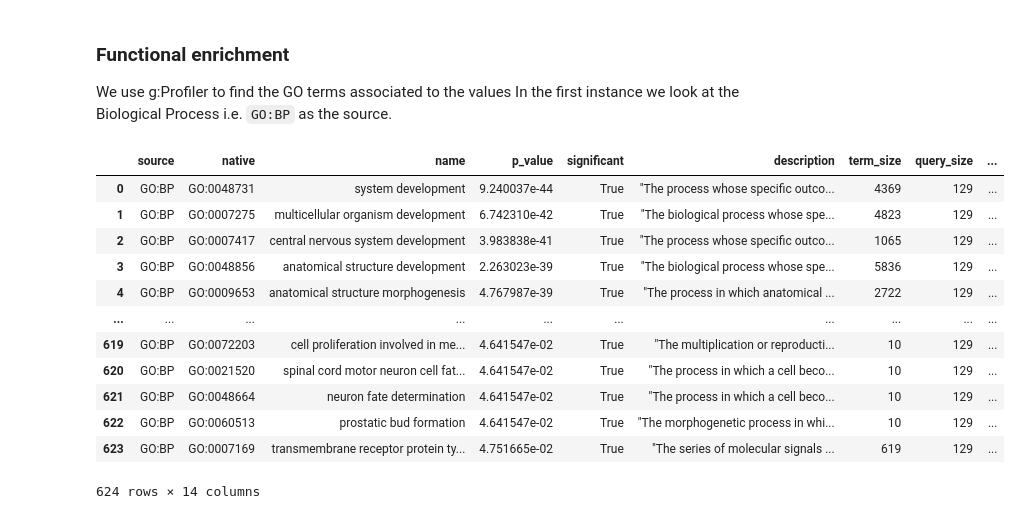
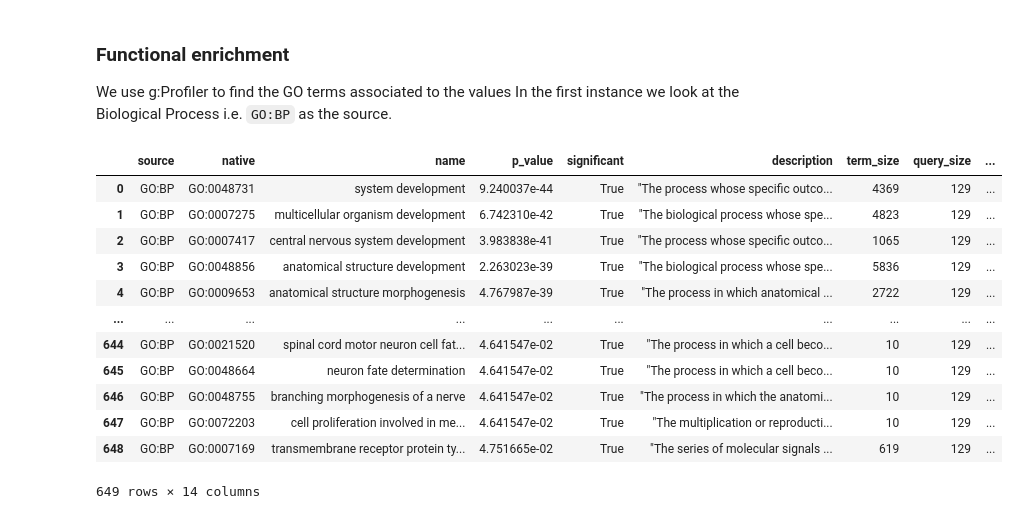
Before and after one commit to jburel/idr-notebooks, a Jupyter notebook: idr-ssb.ipynb, the cells around one changed output. Drawn from its saved outputs; the diff is of its cells as text; code cells hidden in the pictures.

Commit message:
read GO:BP/CC and compare with ssbd source

```diff
--- a/idr-ssb.ipynb
+++ b/idr-ssb.ipynb
@@ -54,21 +54,21 @@ In the first instance we look at the Biological Process i.e. ``GO:BP`` as the so
 # %%
 from gprofiler import GProfiler
 
 gp = GProfiler(return_dataframe=True)
 data = gp.profile(organism='hsapiens',
-            query=values, sources=['GO:BP'])
+            query=values, sources=['GO:CC', 'GO:BP'])
 display(data)
 # %% [output]
 |  | source | native | name | p_value | significant | description | term_size | query_size | ... |
 | 0 | GO:BP | GO:0048731 | system development | 9.240037e-44 | True | "The process whose specific outco... | 4369 | 129 | ... |
 | 1 | GO:BP | GO:0007275 | multicellular organism development | 6.742310e-42 | True | "The biological process whose spe... | 4823 | 129 | ... |
 | 2 | GO:BP | GO:0007417 | central nervous system development | 3.983838e-41 | True | "The process whose specific outco... | 1065 | 129 | ... |
 | 3 | GO:BP | GO:0048856 | anatomical structure development | 2.263023e-39 | True | "The biological process whose spe... | 5836 | 129 | ... |
 | 4 | GO:BP | GO:0009653 | anatomical structure morphogenesis | 4.767987e-39 | True | "The process in which anatomical ... | 2722 | 129 | ... |
 | ... | ... | ... | ... | ... | ... | ... | ... | ... | ... |
-| 619 | GO:BP | GO:0072203 | cell proliferation involved in me... | 4.641547e-02 | True | "The multiplication or reproducti... | 10 | 129 | ... |
-| 620 | GO:BP | GO:0021520 | spinal cord motor neuron cell fat... | 4.641547e-02 | True | "The process in which a cell beco... | 10 | 129 | ... |
-| 621 | GO:BP | GO:0048664 | neuron fate determination | 4.641547e-02 | True | "The process in which a cell beco... | 10 | 129 | ... |
-| 622 | GO:BP | GO:0060513 | prostatic bud formation | 4.641547e-02 | True | "The morphogenetic process in whi... | 10 | 129 | ... |
-| 623 | GO:BP | GO:0007169 | transmembrane receptor protein ty... | 4.751665e-02 | True | "The series of molecular signals ... | 619 | 129 | ... |
+| 644 | GO:BP | GO:0021520 | spinal cord motor neuron cell fat... | 4.641547e-02 | True | "The process in which a cell beco... | 10 | 129 | ... |
+| 645 | GO:BP | GO:0048664 | neuron fate determination | 4.641547e-02 | True | "The process in which a cell beco... | 10 | 129 | ... |
+| 646 | GO:BP | GO:0048755 | branching morphogenesis of a nerve | 4.641547e-02 | True | "The process in which the anatomi... | 10 | 129 | ... |
+| 647 | GO:BP | GO:0072203 | cell proliferation involved in me... | 4.641547e-02 | True | "The multiplication or reproducti... | 10 | 129 | ... |
+| 648 | GO:BP | GO:0007169 | transmembrane receptor protein ty... | 4.751665e-02 | True | "The series of molecular signals ... | 619 | 129 | ... |
-624 rows × 14 columns
+649 rows × 14 columns
```
Also changed, not shown: parts of 5 cells of this notebook.
